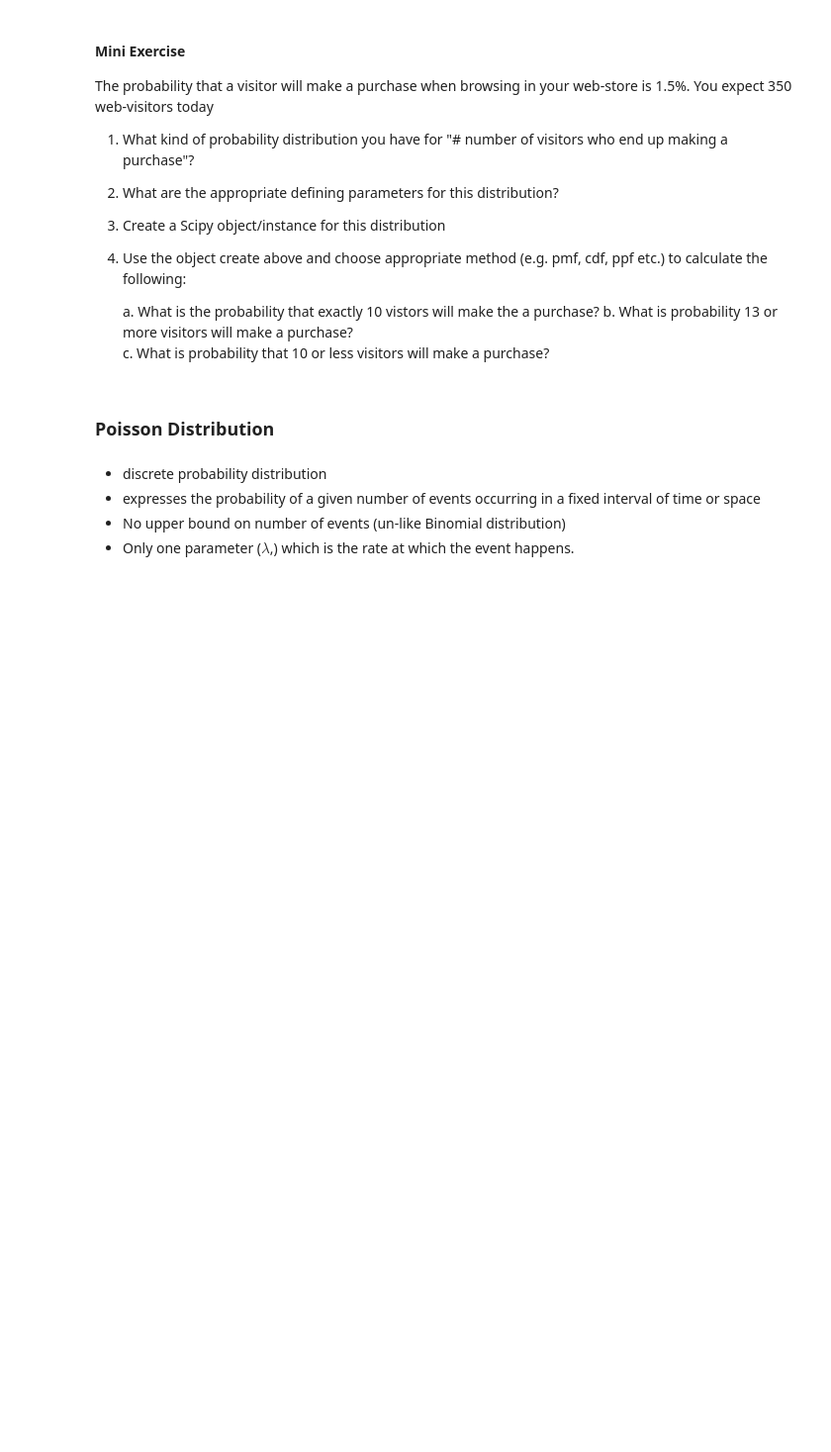
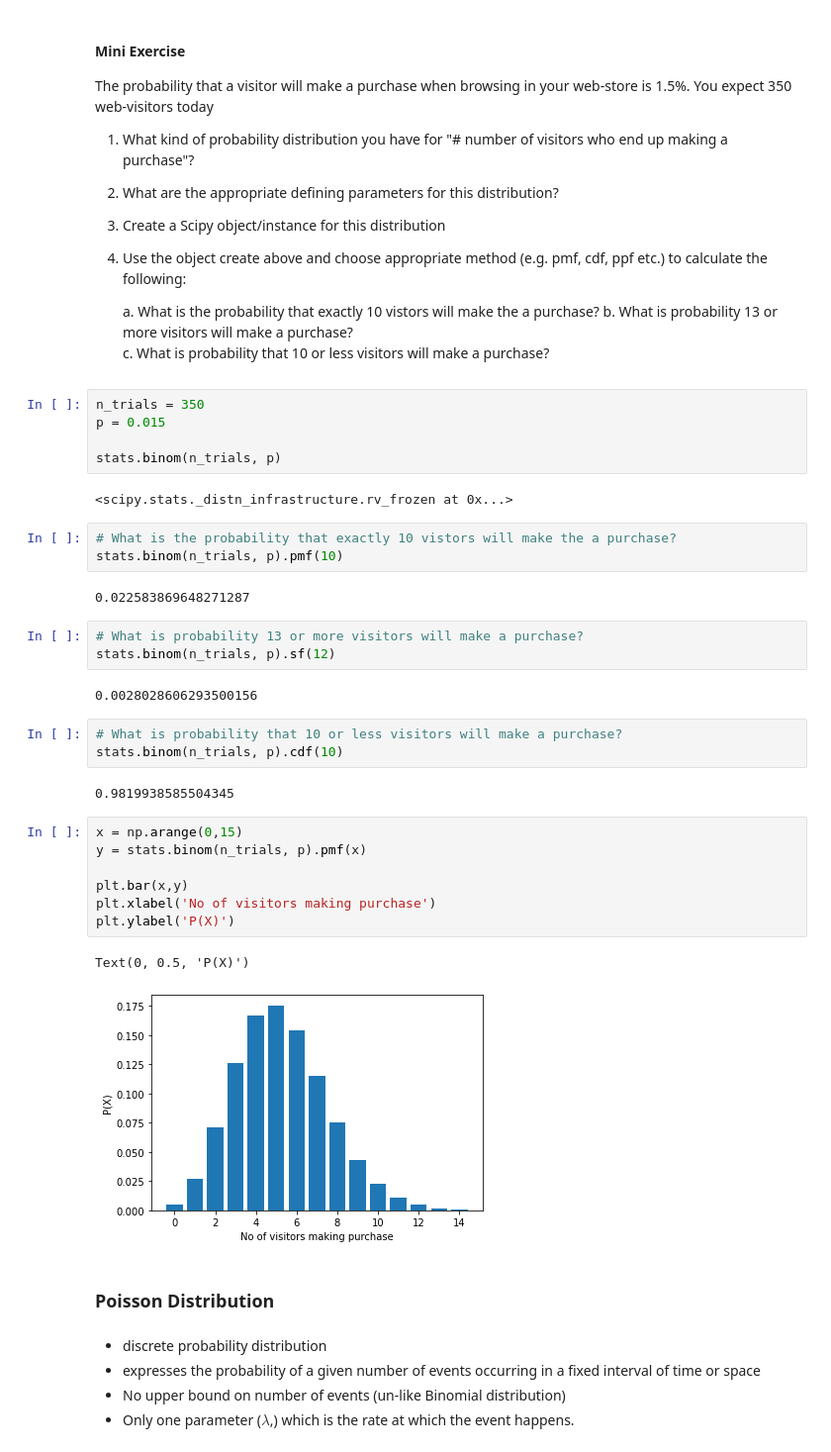
Before and after one commit to CodeupClassroom/florence-statistics-exercises, a Jupyter notebook: probability_distributions_lesson.ipynb, the cells around one changed output. Shown at 99% size. Drawn from its saved outputs; the diff is of its cells as text; blank space fills up the shorter version.

```diff
--- a/probability_distributions_lesson.ipynb
+++ b/probability_distributions_lesson.ipynb
@@ -290,6 +442,38 @@ The probability that a visitor will make a purchase when browsing in your web-st
      a. What is the probability that exactly 10 vistors will make the a purchase?
      b. What is probability 13 or more visitors will make a purchase?
      c. What is probability that 10 or less visitors will make a purchase?
+# %%
+n_trials = 350
+p = 0.015
+
+stats.binom(n_trials, p)
+# %% [output]
+<scipy.stats._distn_infrastructure.rv_frozen at 0x...>
+# %%
+# What is the probability that exactly 10 vistors will make the a purchase?
+stats.binom(n_trials, p).pmf(10)
+# %% [output]
+0.022583869648271287
+# %%
+# What is probability 13 or more visitors will make a purchase?
+stats.binom(n_trials, p).sf(12)
+# %% [output]
+0.0028028606293500156
+# %%
+# What is probability that 10 or less visitors will make a purchase?
+stats.binom(n_trials, p).cdf(10)
+# %% [output]
+0.9819938585504345
+# %%
+x = np.arange(0,15)
+y = stats.binom(n_trials, p).pmf(x)
+
+plt.bar(x,y)
+plt.xlabel('No of visitors making purchase')
+plt.ylabel('P(X)')
+# %% [output]
+Text(0, 0.5, 'P(X)')
+[figure, added]
 # %% [markdown]
 ### Poisson Distribution
 # %% [markdown]
```
Also changed, not shown: parts of 32 cells of this notebook.
